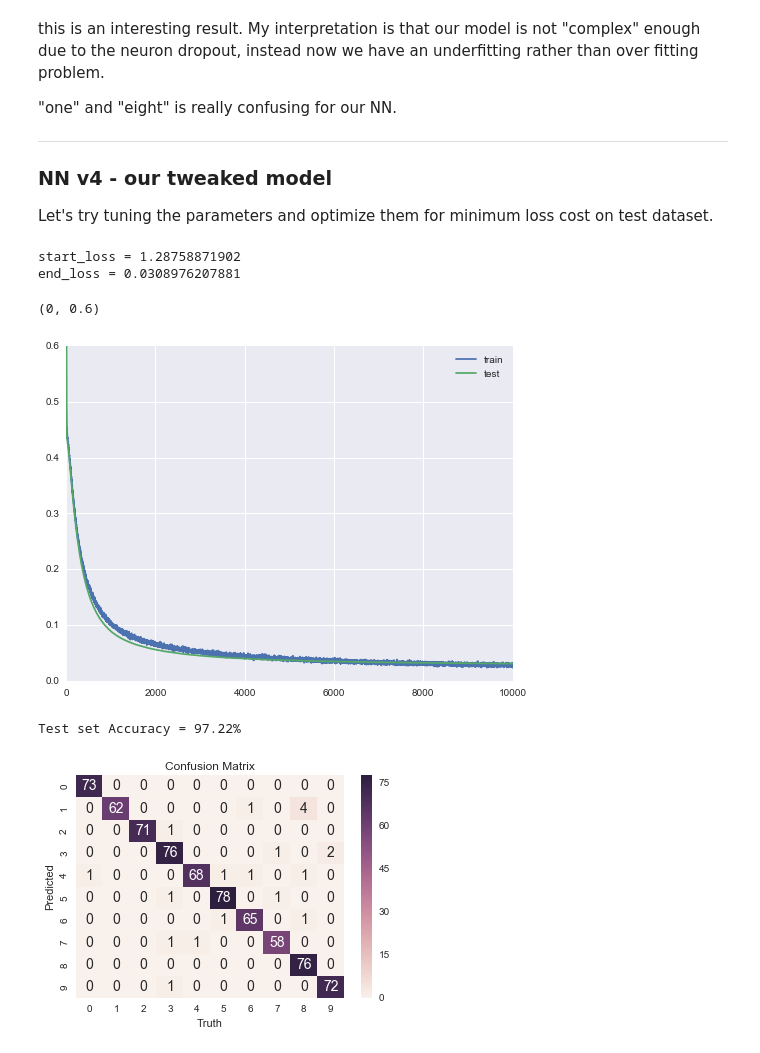
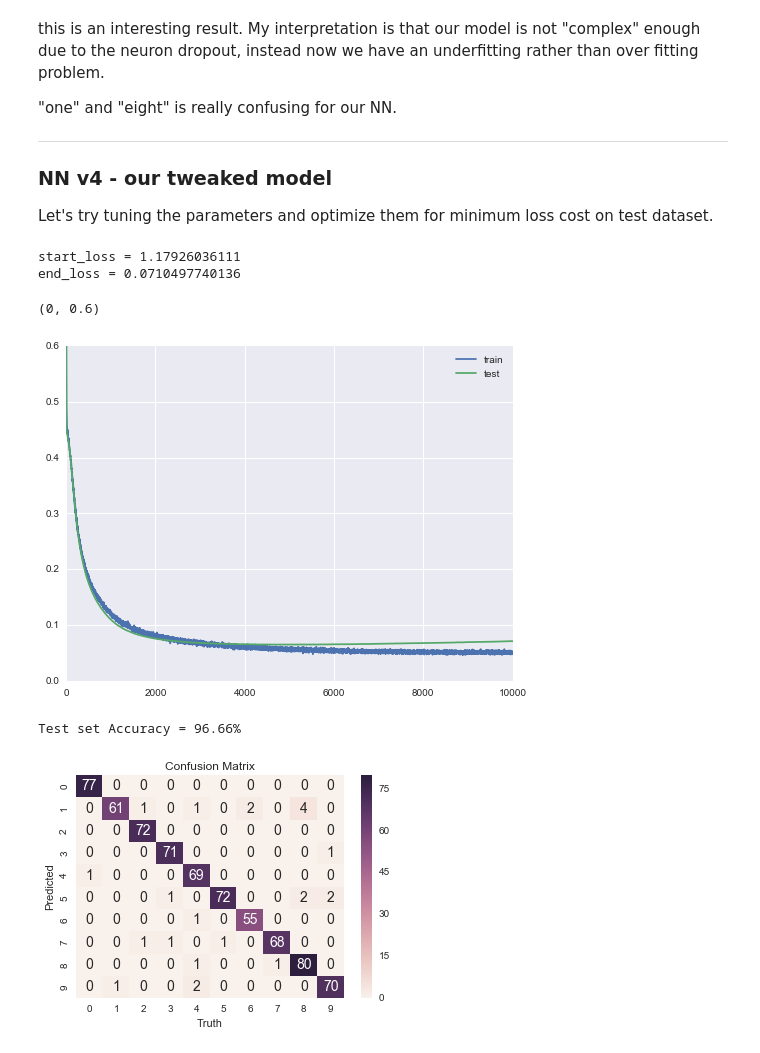
Before and after one commit to patrick-su/ml_algorithms_stepbystep, a Jupyter notebook: algo_example_NN_regularization.ipynb, the cells around one changed output. Cells and saved outputs as stored; diff of their text form; code cells hidden in the pictures.

```diff
--- a/algo_example_NN_regularization.ipynb
+++ b/algo_example_NN_regularization.ipynb
@@ -299,13 +299,13 @@ for i in range(0,max_epoch):
     delta_out = (f_out - Y_train)*(f_out)*(1-f_out) #element-wise operation
     wgrad_out = np.einsum('ki,kj->ij', delta_out, f_hid) #dot operation already sums it up
     w_out_bef = w_out.copy()
-    w_out[:,1:] = w_out[:,1:] -learning_rate*(wgrad_out)
+    w_out[:,1:] = (1-learning_rate*L2_scale_param/train_size)*w_out[:,1:] -learning_rate*(wgrad_out)
     w_out[:,0] = w_out[:,0] -learning_rate_bias*np.sum(delta_out,axis=0)*1.0
 
     #update the weights of hidden layer
     delta_hid = delta_out.dot(w_out_bef[:,1:])*(f_hid)*(1-f_hid) #dot then element-wise operation
     wgrad_hid = np.einsum('ki,kj->ij',delta_hid,Xb[:,1:])
-    w_hid[:,1:] = w_hid[:,1:] -learning_rate*wgrad_hid
+    w_hid[:,1:] = (1-learning_rate*L2_scale_param/train_size)*w_hid[:,1:] -learning_rate*wgrad_hid
     w_hid[:,0] = w_hid[:,0] -learning_rate_bias*np.sum(delta_hid,axis=0)*1.0
 
     #re-calculate loss
@@ -393,13 +393,13 @@ for i in range(0,max_epoch):
     delta_out = (f_out - Y_train)*(f_out)*(1-f_out) #element-wise operation
     wgrad_out = np.einsum('ki,kj->ij', delta_out, f_hid) #dot operation already sums it up
     w_out_bef = w_out.copy()
-    w_out[:,1:] = w_out[:,1:] -learning_rate*(wgrad_out)
+    w_out[:,1:] = (1-learning_rate*L2_scale_param/train_size)*w_out[:,1:] -learning_rate*(wgrad_out)
     w_out[:,0] = w_out[:,0] -learning_rate_bias*np.sum(delta_out,axis=0)*1.0
 
     #update the weights of hidden layer
     delta_hid = delta_out.dot(w_out_bef[:,1:])*(f_hid)*(1-f_hid) #dot then element-wise operation
     wgrad_hid = np.einsum('ki,kj->ij',delta_hid,Xb[:,1:])
-    w_hid[:,1:] = w_hid[:,1:] -learning_rate*wgrad_hid
+    w_hid[:,1:] = (1-learning_rate*L2_scale_param/train_size)*w_hid[:,1:] -learning_rate*wgrad_hid
     w_hid[:,0] = w_hid[:,0] -learning_rate_bias*np.sum(delta_hid,axis=0)*1.0
 
     #re-calculate loss
@@ -455,7 +455,7 @@ hidden_size = 30
 w_hid,w_out = initialize(target_size,feature_size,hidden_size)
 learning_rate = 0.7/train_size
 learning_rate_bias = 0.7/train_size
-L2_scale_param = 0.00
+L2_scale_param = 0.05
 loss, loss_test = [],[]
 
 #add dropout parameter
@@ -480,46 +480,46 @@ for i in range(0,max_epoch):
     #update the weights of output layer
     delta_out = (f_out - Y_train)*(f_out)*(1-f_out) #element-wise operation
     wgrad_out = np.einsum('ki,kj->ij', delta_out, f_hid) #dot operation already sums it up
     w_out_bef = w_out.copy()
-    w_out[:,1:] = w_out[:,1:] -learning_rate*(wgrad_out)
+    w_out[:,1:] = (1-learning_rate*L2_scale_param/train_size)*w_out[:,1:] -learning_rate*(wgrad_out)
     w_out[:,0] = w_out[:,0] -learning_rate_bias*np.sum(delta_out,axis=0)*1.0
 
     #update the weights of hidden layer
     delta_hid = delta_out.dot(w_out_bef[:,1:])*(f_hid)*(1-f_hid) #dot then element-wise operation
     wgrad_hid = np.einsum('ki,kj->ij',delta_hid,Xb[:,1:])
-    w_hid[:,1:] = w_hid[:,1:] -learning_rate*wgrad_hid
+    w_hid[:,1:] = (1-learning_rate*L2_scale_param/train_size)*w_hid[:,1:] -learning_rate*wgrad_hid
     w_hid[:,0] = w_hid[:,0] -learning_rate_bias*np.sum(delta_hid,axis=0)*1.0
 
     #re-calculate loss
     f_hid, f_hid_b, f_out = calc_forward_withdropout(w_hid,w_out,Xb,dropout_p)
     loss.append(loss_func_L2(Y_train,f_out,train_size,w_hid,w_out,L2_scale_param))
     f_hid_test, f_hid_b_test, f_out_test = calc_forward(w_hid,w_out,Xb_test)
     loss_test.append(loss_func_L2(Y_test,f_out_test,test_size,w_hid,w_out,L2_scale_param))
 
     #stopping criterion
     if (i>20) and ((loss_test[-11] - loss_test[-1]) < min_loss_criterion): #10th previous loss
         print 'stop at {}'.format(i)
         break
 
 print 'end_loss = {}'.format(loss_test[-1])
 
 df_run = pd.DataFrame(data=np.array([loss,loss_test]).T,columns=['train','test'])
 df_run.plot()
 axes = plt.gca()
 axes.set_ylim([0,0.6])
 # %% [output]
-start_loss = 1.28758871902
-end_loss = 0.0308976207881
+start_loss = 1.17926036111
+end_loss = 0.0710497740136
 (0, 0.6)
-[figure, old version]
+[figure, new version]
 # %%
 #get the prediction to compare with target
 y_pred = np.argmax(f_out_test,axis=1)
 cm_mat = confusion_matrix(digits.target[test_ix],y_pred)
 show_confusion_matrix(cm_mat)
 # %% [output]
-Test set Accuracy = 97.22%
+Test set Accuracy = 96.66%
-[figure, old version]
+[figure, new version]
 # %% [markdown]
 ### Conclusion
 
```
Also changed, not shown: parts of 9 cells of this notebook.
